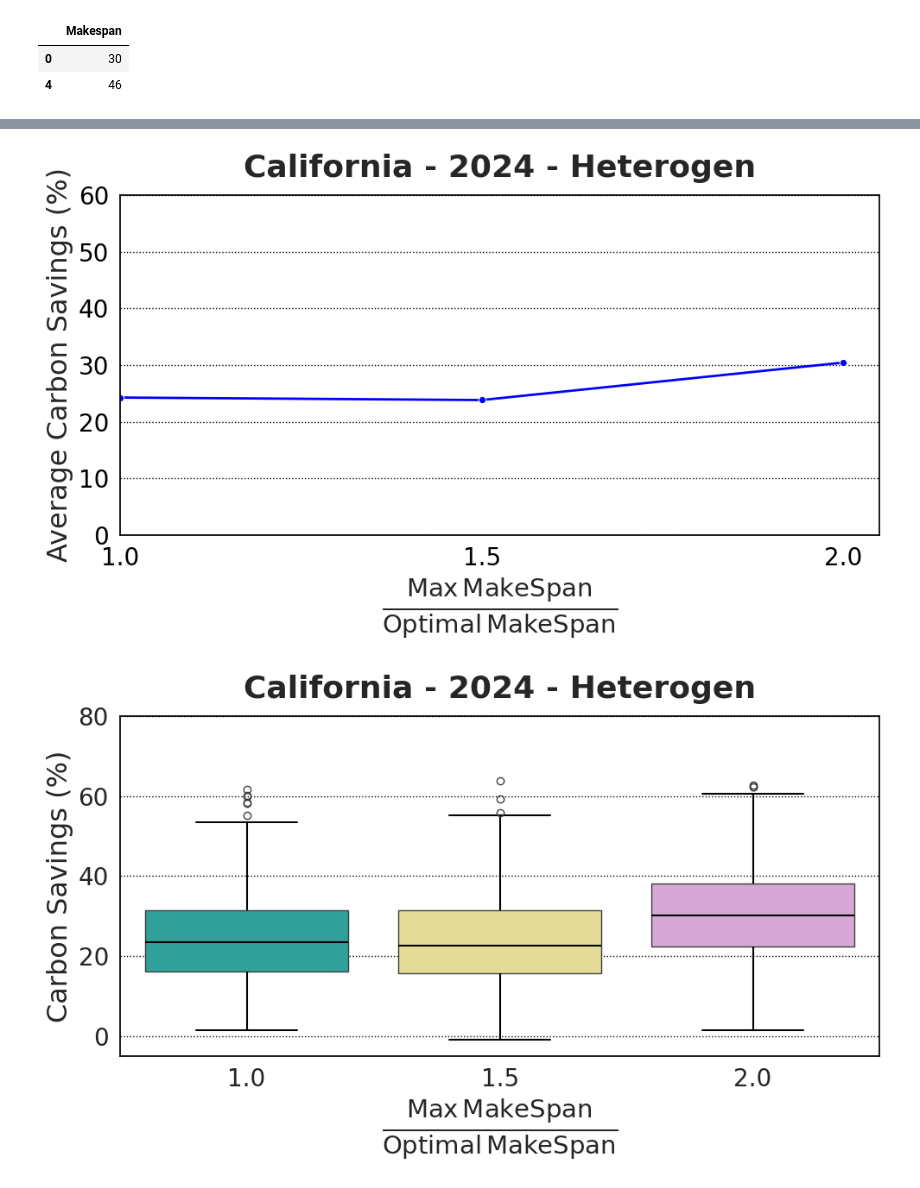
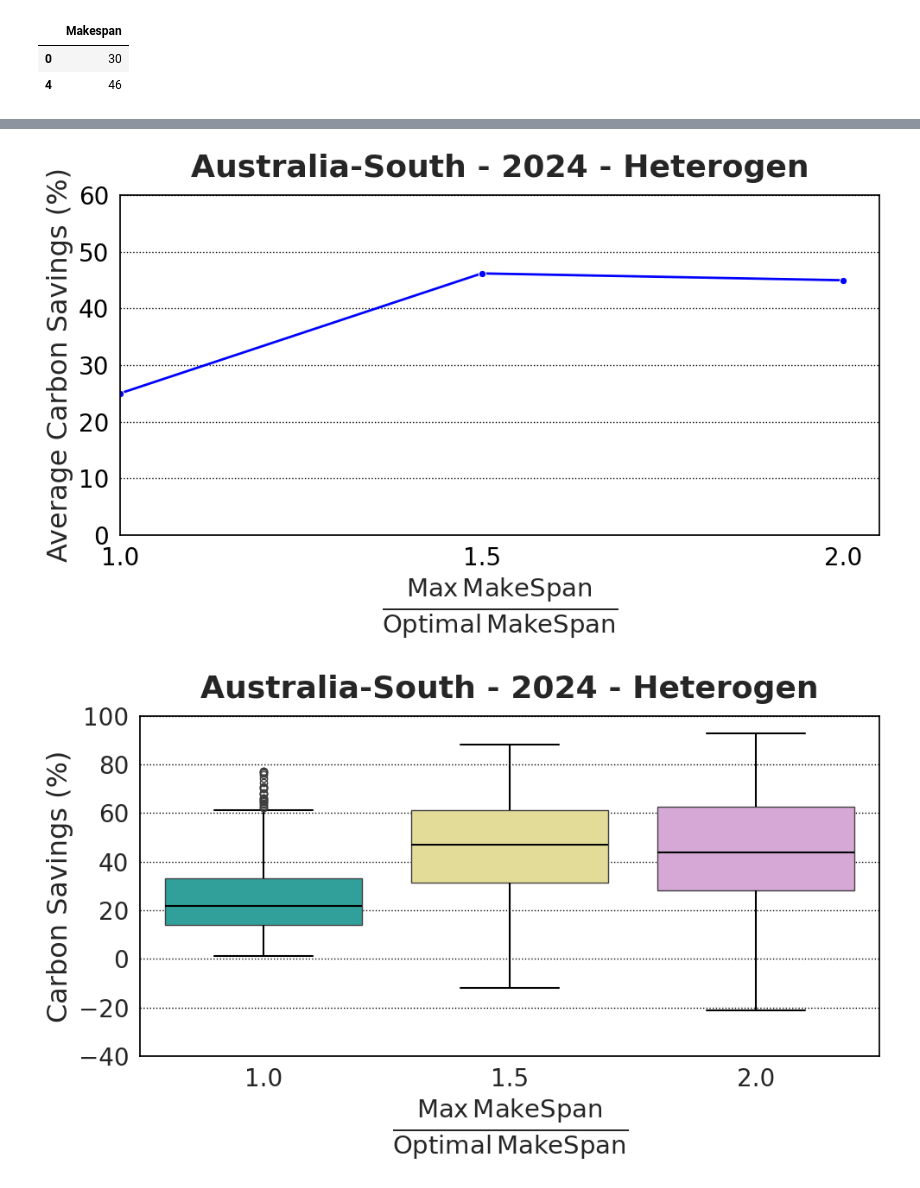
Before and after one commit to rbostandoust/GreenSys26-DAG, a Jupyter notebook: Plot/PlotCode.ipynb, the cells around one changed output, grey strips where cells are left out. Drawn from its saved outputs; the diff is of its cells as text; code cells hidden in the pictures.

Commit message:
plot for australia added!

```diff
--- a/Plot/PlotCode.ipynb
+++ b/Plot/PlotCode.ipynb
@@ -118,7 +118,7 @@ import matplotlib.pyplot as plt
 import seaborn as sns
 from matplotlib.ticker import MultipleLocator
 
-location = "California"
+location = "Australia-South"
 folder_type = "Heterogen"
 save_fig = True
 
@@ -168,13 +168,13 @@ if save_fig:
     plt.savefig(f"./GeneralExp/{folder_type}/LinePlot-{location}.png", dpi=300, bbox_inches='tight')
 plt.show()
 # %% [output]
-[figure, old version]
+[figure, new version]
 # %%
 import matplotlib.pyplot as plt
 import seaborn as sns
 from matplotlib.ticker import MultipleLocator
 
-location = "California"
+location = "Australia-South"
 folder_type = "Heterogen"
 save_fig = True
 # Setup
@@ -202,32 +202,32 @@ ax.set_xlabel(r"$\frac{\mathrm{Max\,MakeSpan}}{\mathrm{Optimal\,MakeSpan}}$", fo
 ax.set_ylabel("Carbon Savings (%)", fontsize=23)
 
 # Axis ticks and limits
-ax.set_ylim(-5, 80)
+ax.set_ylim(-40, 100)
 ax.tick_params(axis='x', labelsize=20, color='black')
 ax.tick_params(axis='y', labelsize=20, color='black')
 
 # Minor ticks
 ax.yaxis.set_minor_locator(MultipleLocator(2))
 ax.tick_params(axis='y', which='minor', direction='in', length=4, color='gray')
 
 # Grid & borders
 ax.grid(axis='x', visible=False)
 ax.grid(axis='y', which='major', color='black', linestyle=':', linewidth=1)
 for spine in ax.spines.values():
     spine.set_edgecolor('black')
 
 # Box edges and medians
 for i, patch in enumerate(ax.artists):
     patch.set_edgecolor("black")
     patch.set_linewidth(1.5)
     patch.set_facecolor(palette[i % len(palette)])
 for line in ax.lines:
     line.set_color("black")
     line.set_linewidth(1.5)
 ax.set_title(f"{location} - 2024 - {folder_type}", fontsize=26, fontweight="bold", pad=15)
 plt.tight_layout()
 if save_fig:
     plt.savefig(f"./GeneralExp/{folder_type}/BoxPlot-{location}.png", dpi=300, bbox_inches='tight')
 plt.show()
 # %% [output]
-[figure, old version]
+[figure, new version]
```
Also changed, not shown: parts of 4 cells of this notebook, 2 other files.
